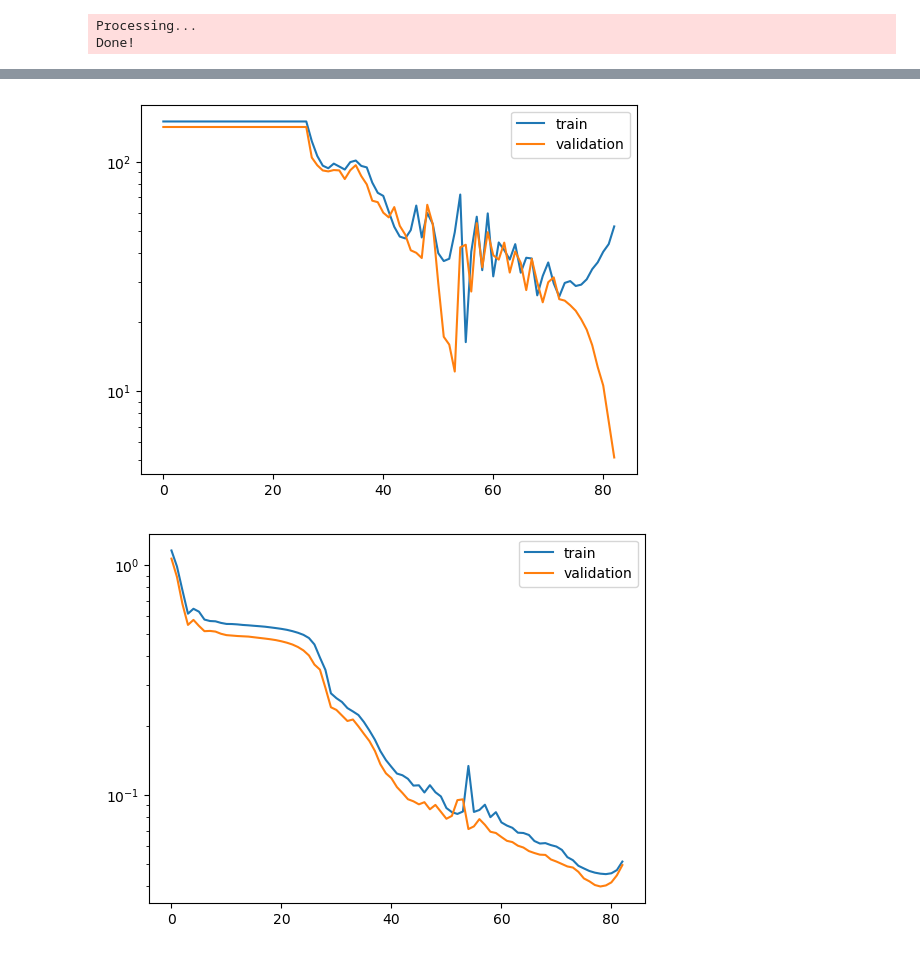
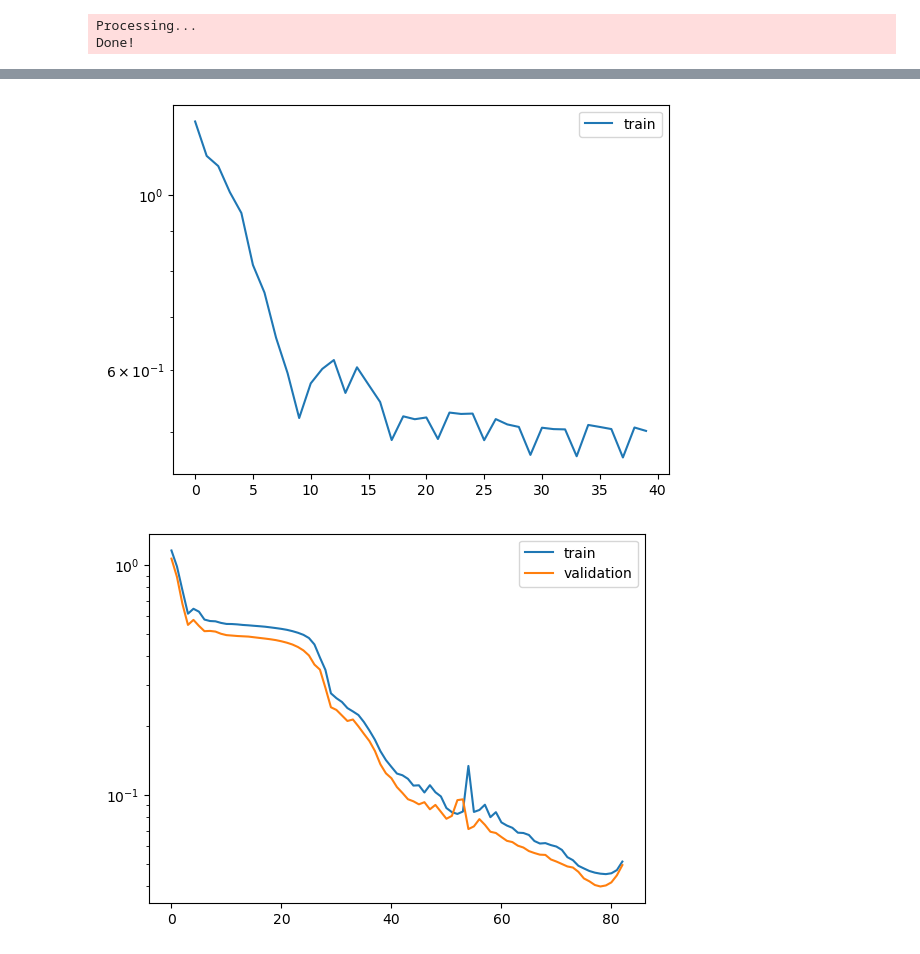
Before and after one commit to ComplexNetTSP/NAR, a Jupyter notebook: models/network.ipynb, the cells around one changed output, grey strips where cells are left out. Cells and saved outputs as stored; diff of their text form; code cells hidden in the pictures.

```diff
--- a/models/network.ipynb
+++ b/models/network.ipynb
@@ -6,7 +9,7 @@ from generator import *
 # %% [markdown]
 # Graph Generation
 # %%
-n = [10, 20]
+n = [3, 10]
 p = 0.3
 
 dataset = RandomGraphDataset(root='./data', gen_num_graph=500, n=n, p=p)
@@ -387,8 +295,8 @@ train_dataset, test_dataset = random_split(dataset, [150, 50])
 # %%
 optimizer = torch.optim.Adam
 model = Network()
-lr = 0.0002
+lr = 0.0005
 
-train_loss, val_losses, y_losses, y_val_losses = train(model=model, train_dataset=train_dataset, validation_dataset=test_dataset,
-      optimizer=optimizer(model.parameters(), lr=lr), epochs=200, batch_size=32)
+loss_edges_train, loss_reach_train, loss_parents_train = train(model=model, train_dataset=train_dataset,
+      optimizer=optimizer(model.parameters(), lr=lr), epochs=10, batch_size=32)
 # %% [output]
@@ -452,14 +353,13 @@ Epoch 14, loss 1.0680992090783548e-05, validation loss 1.1359148629708216e-05
 # %%
 # plot the losses
 import matplotlib.pyplot as plt
-plt.plot(y_losses, label='train')
-plt.plot(y_val_losses, label='validation')
+plt.plot(loss_edges_train, label='train')
 plt.legend()
 # use log scale
 plt.yscale('log')
 plt.show()
 # %% [output]
-[figure, old version]
+[figure, new version]
 # %%
 plt.plot(train_loss, label='train')
 plt.plot(val_losses, label='validation')
```
Also changed, not shown: parts of 14 cells of this notebook.
